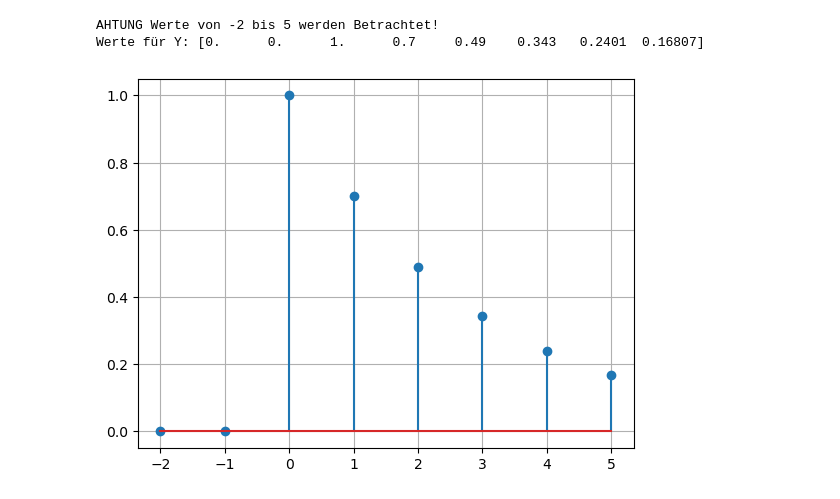
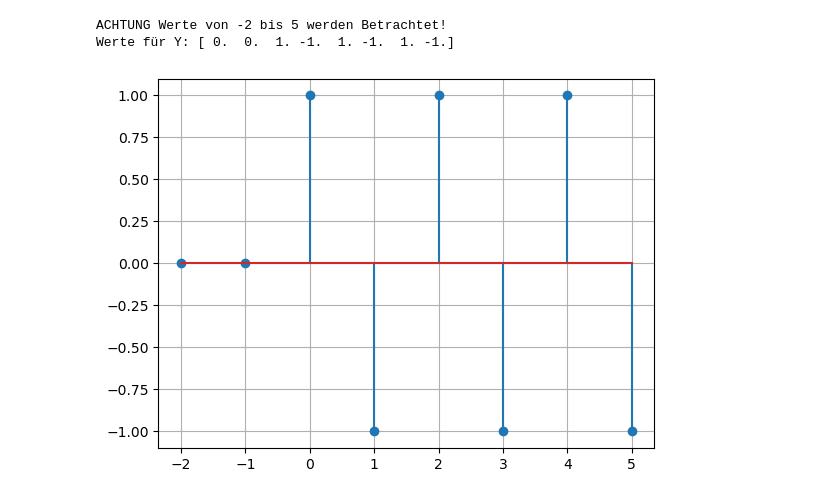
Before and after one commit to sonnii23/DigSigRep, a Jupyter notebook: digsig1/KlausurRechner/neuKlausurRechner/SignalePlotten.ipynb, the cells around one changed output. Saved outputs shown, nothing was run; the diff lists cells and outputs as text; code cells hidden in the pictures.

```diff
--- a/digsig1/KlausurRechner/neuKlausurRechner/SignalePlotten.ipynb
+++ b/digsig1/KlausurRechner/neuKlausurRechner/SignalePlotten.ipynb
@@ -77,8 +92,8 @@ TypeError: unsupported operand type(s) for *: 'function' and 'float'
 # %%
 n = np.arange(-2, 5+1) #achtung hier
-a = 0.7
+a = -1
 exponential(n,a)
 # %% [output]
-AHTUNG Werte von -2 bis 5 werden Betrachtet!
-Werte für Y: [0.      0.      1.      0.7     0.49    0.343   0.2401  0.16807]
+ACHTUNG Werte von -2 bis 5 werden Betrachtet!
+Werte für Y: [ 0.  0.  1. -1.  1. -1.  1. -1.]
-[figure, old version]
+[figure, new version]
```
Also changed, not shown: parts of 2 cells of this notebook, 2 other files.
